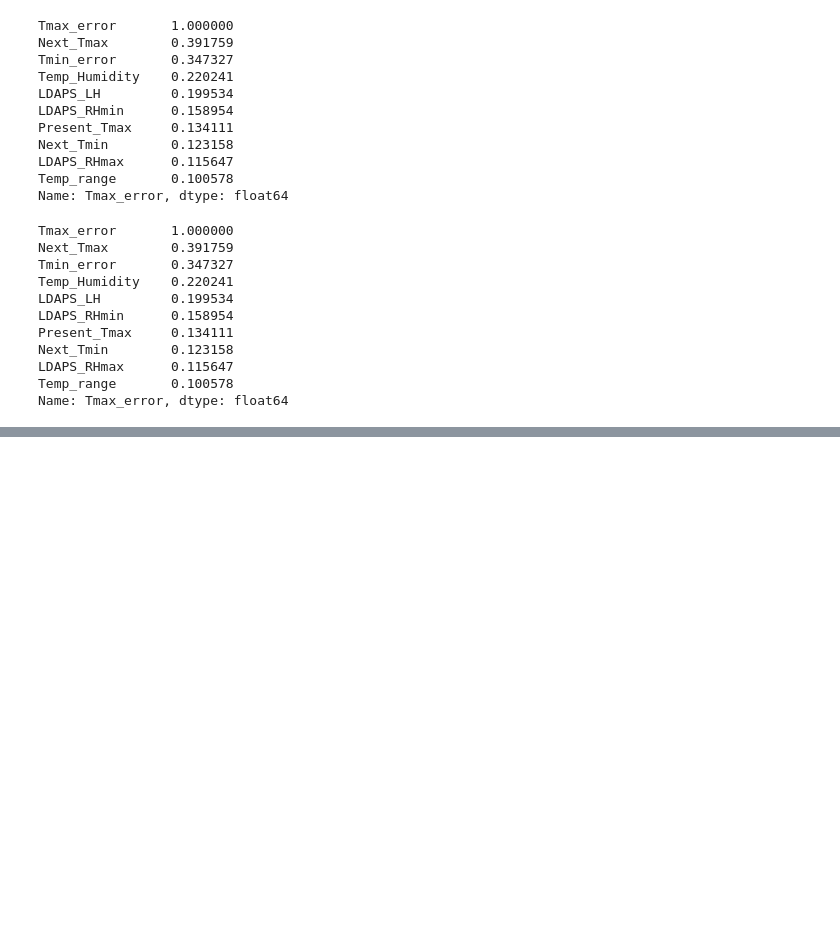
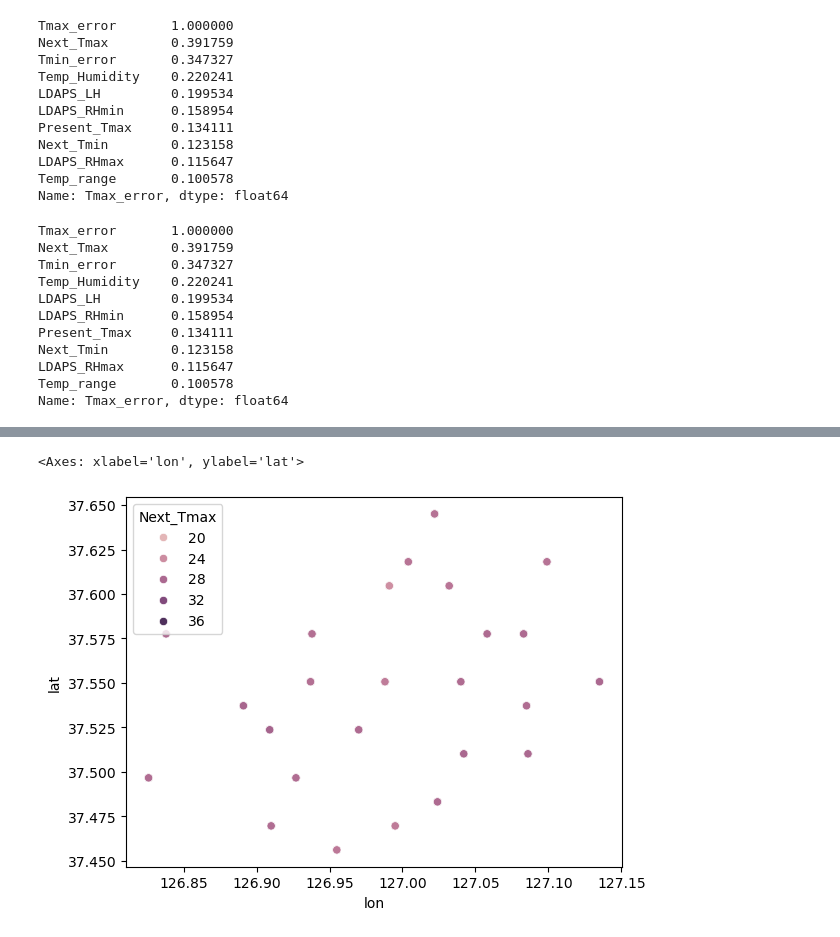
Before and after one commit to 010Harsh010/Weather-Data-Analysis-, a Jupyter notebook: Notebooks/eda.ipynb, the cells around one changed output, grey strips where cells are left out. Saved outputs shown, nothing was run; the diff lists cells and outputs as text; code cells hidden in the pictures; blank space fills up the shorter version.

```diff
--- a/Notebooks/eda.ipynb
+++ b/Notebooks/eda.ipynb
@@ -294,0 +385,5 @@ print(r2_score(y_test, y_pred_new))
+# %%
+sns.scatterplot(x=df['lon'], y=df['lat'], hue=df['Next_Tmax'])
+# %% [output]
+<Axes: xlabel='lon', ylabel='lat'>
+[figure, added]
```
Also changed, not shown: parts of 19 cells of this notebook, 2 other files.
